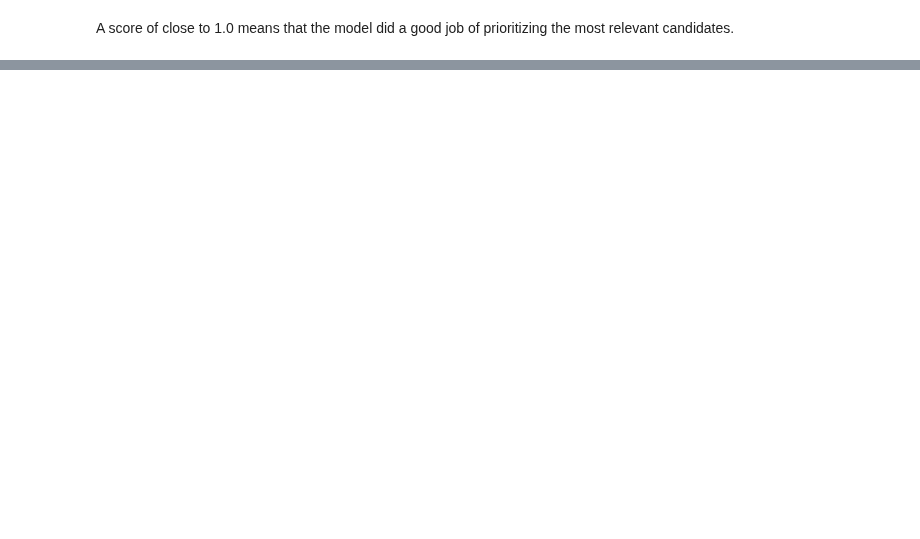
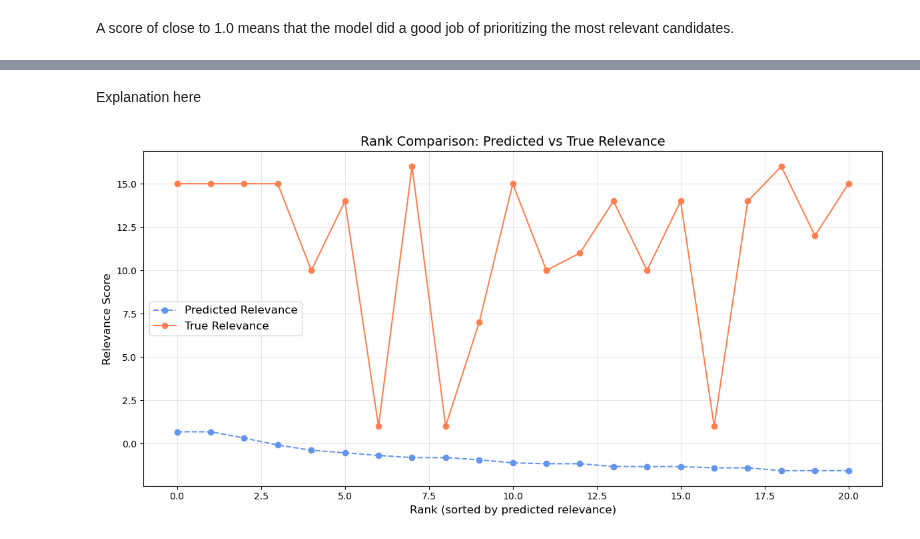
Before and after one commit to sralter/potential_talents, a Jupyter notebook: potential_talents_pt3_lambdarank.ipynb, the cells around one changed output, grey strips where cells are left out. Cells and saved outputs as stored; diff of their text form; code cells hidden in the pictures; blank space fills up the shorter version.

```diff
--- a/potential_talents_pt3_lambdarank.ipynb
+++ b/potential_talents_pt3_lambdarank.ipynb
@@ -339,0 +500,19 @@ Finished defining test_data. Shape: (1072, 5)
+# %% [markdown]
+Explanation here
+# %%
+# rank comparison: Predicted vs. True relevance
+plt.figure(figsize=(12, 6))
+plt.plot(range(len(sorted_relevance)), sorted_relevance, label='Predicted Relevance', marker='o', linestyle='--', color='cornflowerblue')
+plt.plot(range(len(true_relevance)), true_relevance, label='True Relevance', marker='o', linestyle='-', color='coral')
+plt.xlabel('Rank (sorted by predicted relevance)', fontsize=12)
+plt.ylabel('Relevance Score', fontsize=12)
+plt.title('Rank Comparison: Predicted vs True Relevance', fontsize=14)
+plt.legend(fontsize=12)
+plt.grid(alpha=0.3)
+plt.tight_layout()
+
+plt.savefig('figures/3_predicted_vs_true_relevance.jpg', bbox_inches='tight')
+
+plt.show()
+# %% [output]
+[figure, added]
```
Also changed, not shown: parts of 19 cells of this notebook, 1 other file.
